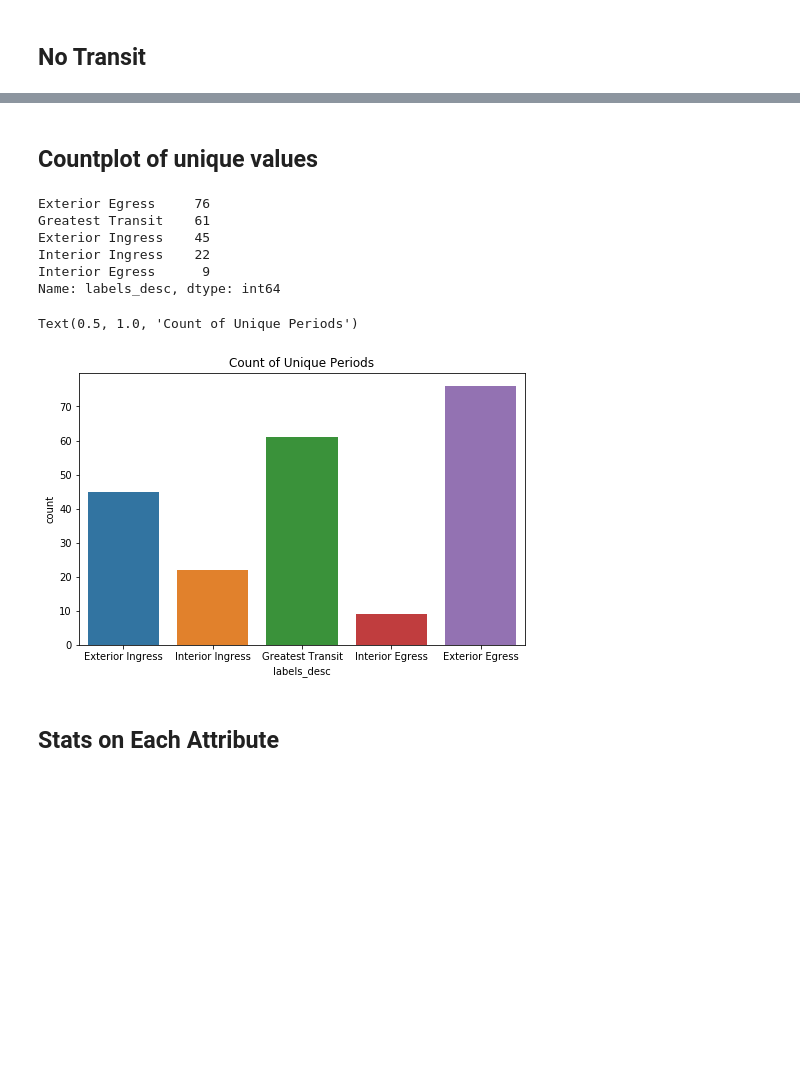
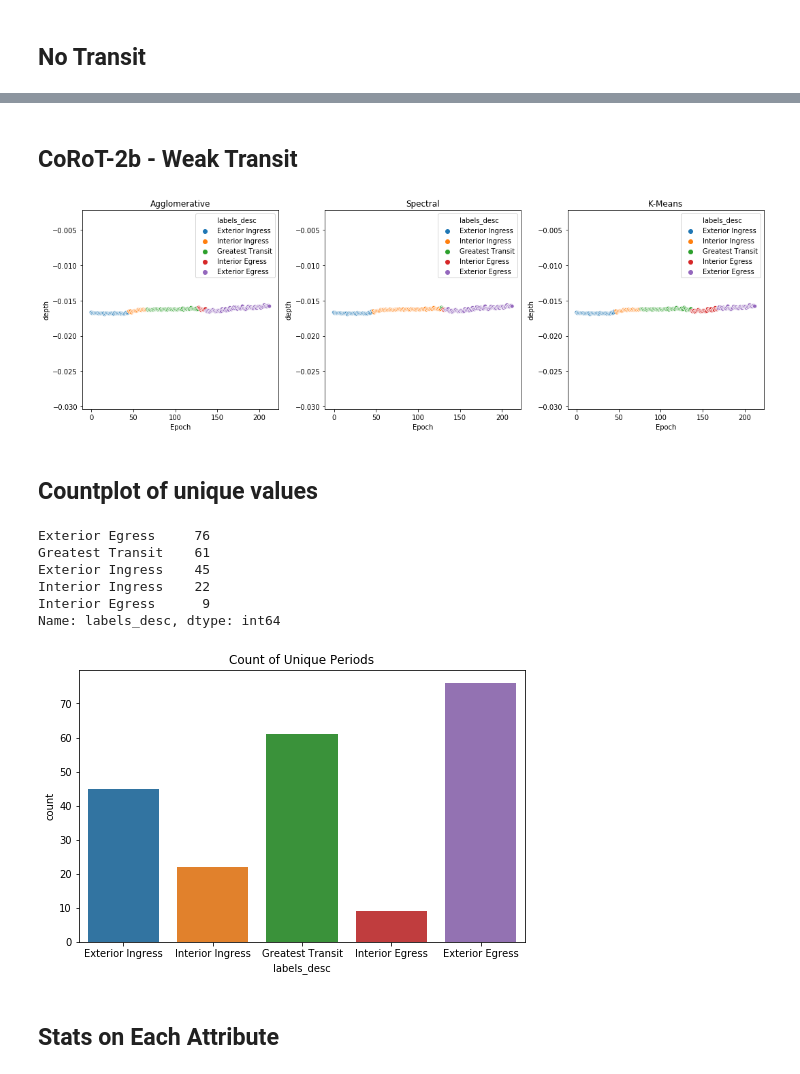
Before and after one commit to Campbelld226/capstone, a Jupyter notebook: Visualizations Extended.ipynb, the cells around one changed output, grey strips where cells are left out. Saved outputs shown, nothing was run; the diff lists cells and outputs as text; code cells hidden in the pictures; blank space fills up the shorter version.

Commit message:
visualizations looking pretty darn nice

```diff
--- a/Visualizations Extended.ipynb
+++ b/Visualizations Extended.ipynb
@@ -122,3 +119,38 @@ KeyError: 'depth'
+# %% [markdown]
+## CoRoT-2b - Weak Transit
+# %%
+# Agglomerative
+l1 = Labeler(pd.read_csv('test/no_transit.csv'))
+l1.get_data()
+agglom = l1.cluster_method(1)
+l1.order_clusters(agglom)
+
+# Spectral
+l2 = Labeler(pd.read_csv('test/no_transit.csv'))
+l2.get_data()
+spectral = l2.cluster_method(2)
+l2.order_clusters(spectral)
+
+# K-Means
+l3 = Labeler(pd.read_csv('test/no_transit.csv'))
+l3.get_data()
+kmeans = l3.cluster_method(3)
+l3.order_clusters(kmeans)
+
+# Graph clustering Methods
+fig, ax = plt.subplots(1,3, figsize=(15,5), tight_layout=1)
+ax[0].set(title="Agglomerative", xlabel="Epoch")
+ax[1].set(title="Spectral", xlabel="Epoch")
+ax[2].set(title="K-Means", xlabel="Epoch")
+sns.scatterplot(x=range(len(l1.X['depth'])),
+                    y=l1.X['depth'] * -1, hue=l1.X['labels_desc'], ax=ax[0])
+sns.scatterplot(x=range(len(l2.X['depth'])),
+                    y=l2.X['depth'] * -1, hue=l2.X['labels_desc'], ax=ax[1])
+sns.scatterplot(x=range(len(l3.X['depth'])),
+                    y=l3.X['depth'] * -1, hue=l3.X['labels_desc'], ax=ax[2])
+fig.show()
+# %% [output]
+[figure, added]
 # %% [markdown]
 ## Countplot of unique values
 # %%
@@ -126,6 +158,7 @@ display(l1.X['labels_desc'].value_counts())
 fig = plt.figure(figsize=(8,5))
 sns.countplot(x='labels_desc',data = l1.X)
 plt.title('Count of Unique Periods')
+plt.show()
 # %% [output]
 Exterior Egress     76
 Greatest Transit    61
@@ -133,7 +166,6 @@ Exterior Ingress    45
 Interior Ingress    22
 Interior Egress      9
 Name: labels_desc, dtype: int64
-Text(0.5, 1.0, 'Count of Unique Periods')
 [figure]
 # %% [markdown]
 ## Stats on Each Attribute
```
Also changed, not shown: parts of 7 cells of this notebook.
